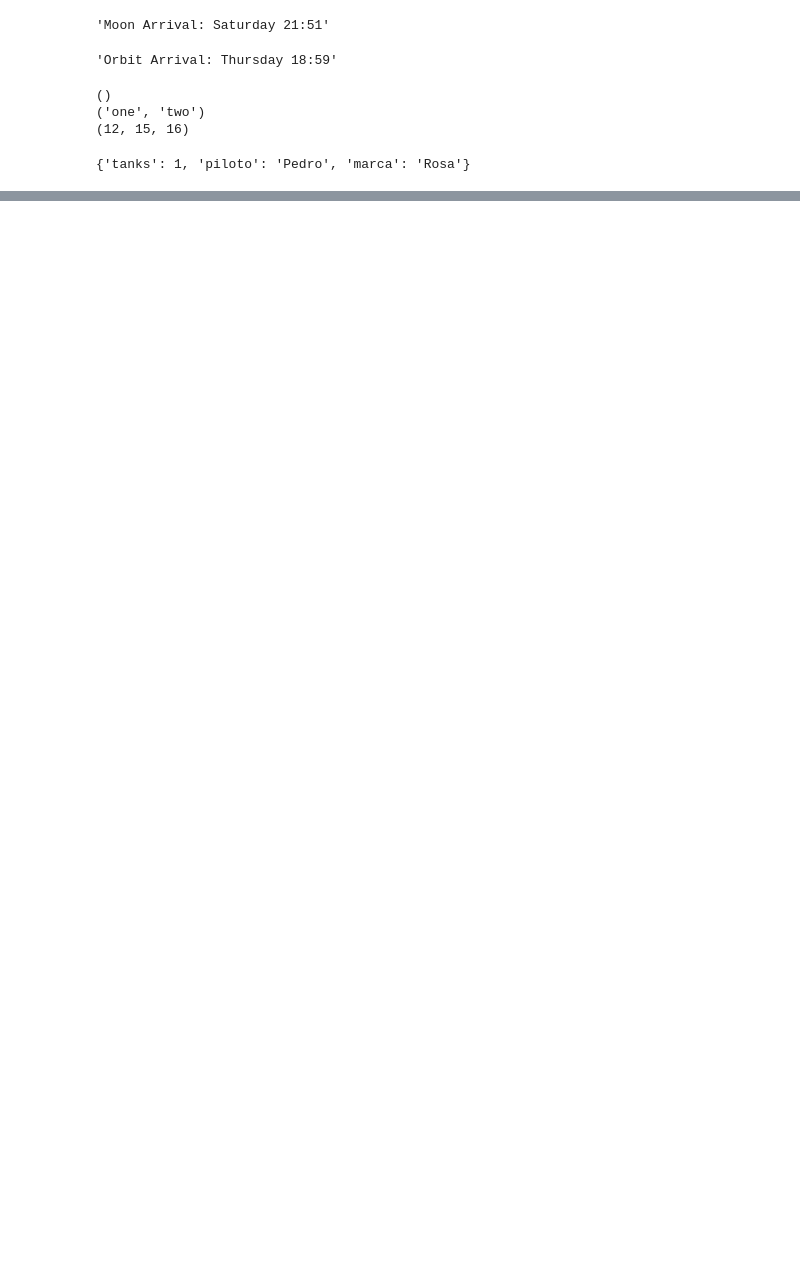
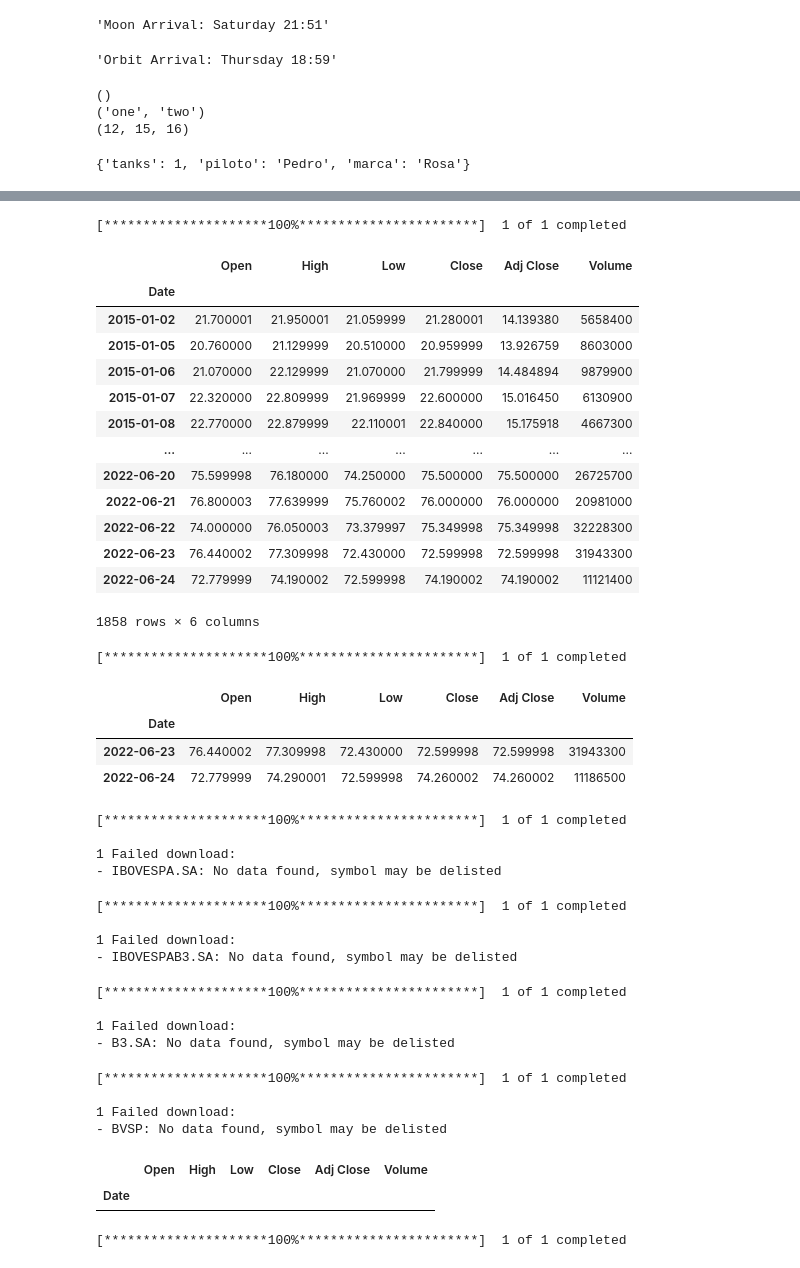
Before and after one commit to Gilvan751/SouldColdPython, a Jupyter notebook: ship-manual.ipynb, the cells around one changed output, grey strips where cells are left out. Cells and saved outputs as stored; diff of their text form; code cells hidden in the pictures; blank space fills up the shorter version.

```diff
--- a/ship-manual.ipynb
+++ b/ship-manual.ipynb
@@ -320,0 +329,76 @@ NameError: name 'alert_navigation_system' is not defined
+# %%
+yf.pdr_override()
+VALE3 = wb.get_data_yahoo('VALE3.SA',start='2015-1-1')
+# %% [output]
+[*********************100%***********************]  1 of 1 completed
+# %%
+VALE3
+# %% [output]
+|  | Open | High | Low | Close | Adj Close | Volume |
+| Date |  |  |  |  |  |  |
+| 2015-01-02 | 21.700001 | 21.950001 | 21.059999 | 21.280001 | 14.139380 | 5658400 |
+| 2015-01-05 | 20.760000 | 21.129999 | 20.510000 | 20.959999 | 13.926759 | 8603000 |
+| 2015-01-06 | 21.070000 | 22.129999 | 21.070000 | 21.799999 | 14.484894 | 9879900 |
+| 2015-01-07 | 22.320000 | 22.809999 | 21.969999 | 22.600000 | 15.016450 | 6130900 |
+| 2015-01-08 | 22.770000 | 22.879999 | 22.110001 | 22.840000 | 15.175918 | 4667300 |
+| ... | ... | ... | ... | ... | ... | ... |
+| 2022-06-20 | 75.599998 | 76.180000 | 74.250000 | 75.500000 | 75.500000 | 26725700 |
+| 2022-06-21 | 76.800003 | 77.639999 | 75.760002 | 76.000000 | 76.000000 | 20981000 |
+| 2022-06-22 | 74.000000 | 76.050003 | 73.379997 | 75.349998 | 75.349998 | 32228300 |
+| 2022-06-23 | 76.440002 | 77.309998 | 72.430000 | 72.599998 | 72.599998 | 31943300 |
+| 2022-06-24 | 72.779999 | 74.190002 | 72.599998 | 74.190002 | 74.190002 | 11121400 |
+1858 rows × 6 columns
+# %%
+yf.pdr_override()
+VALE3 = wb.get_data_yahoo('VALE3.SA',start='2022-6-23')
+# %% [output]
+[*********************100%***********************]  1 of 1 completed
+# %%
+VALE3
+# %% [output]
+|  | Open | High | Low | Close | Adj Close | Volume |
+| Date |  |  |  |  |  |  |
+| 2022-06-23 | 76.440002 | 77.309998 | 72.430000 | 72.599998 | 72.599998 | 31943300 |
+| 2022-06-24 | 72.779999 | 74.290001 | 72.599998 | 74.260002 | 74.260002 | 11186500 |
+# %%
+yf.pdr_override()
+IBOVESPA = wb.get_data_yahoo('IBOVESPA.SA',start='2022-6-20')
+# %% [output]
+[*********************100%***********************]  1 of 1 completed
+
+1 Failed download:
+- IBOVESPA.SA: No data found, symbol may be delisted
+# %%
+yf.pdr_override()
+IBOVESPAB3 = wb.get_data_yahoo('IBOVESPAB3.SA',start='2022-6-20')
+# %% [output]
+[*********************100%***********************]  1 of 1 completed
+
+1 Failed download:
+- IBOVESPAB3.SA: No data found, symbol may be delisted
+# %%
+yf.pdr_override()
+IBOVESPA = wb.get_data_yahoo('B3.SA',start='2022-6-20')
+# %% [output]
+[*********************100%***********************]  1 of 1 completed
+
+1 Failed download:
+- B3.SA: No data found, symbol may be delisted
+# %%
+yf.pdr_override()
+BVSP = wb.get_data_yahoo('BVSP',start='2022-6-20')
+# %% [output]
+[*********************100%***********************]  1 of 1 completed
+
+1 Failed download:
+- BVSP: No data found, symbol may be delisted
+# %%
+BVSP
+# %% [output]
+|  | Open | High | Low | Close | Adj Close | Volume |
+| Date |  |  |  |  |  |  |
+# %%
+yf.pdr_override()
+IBOVESPA = wb.get_data_yahoo('AERI3.SA',start='2022-6-20')
+# %% [output]
+[*********************100%***********************]  1 of 1 completed
```
Also changed, not shown: parts of 27 cells of this notebook, 3 other files.
